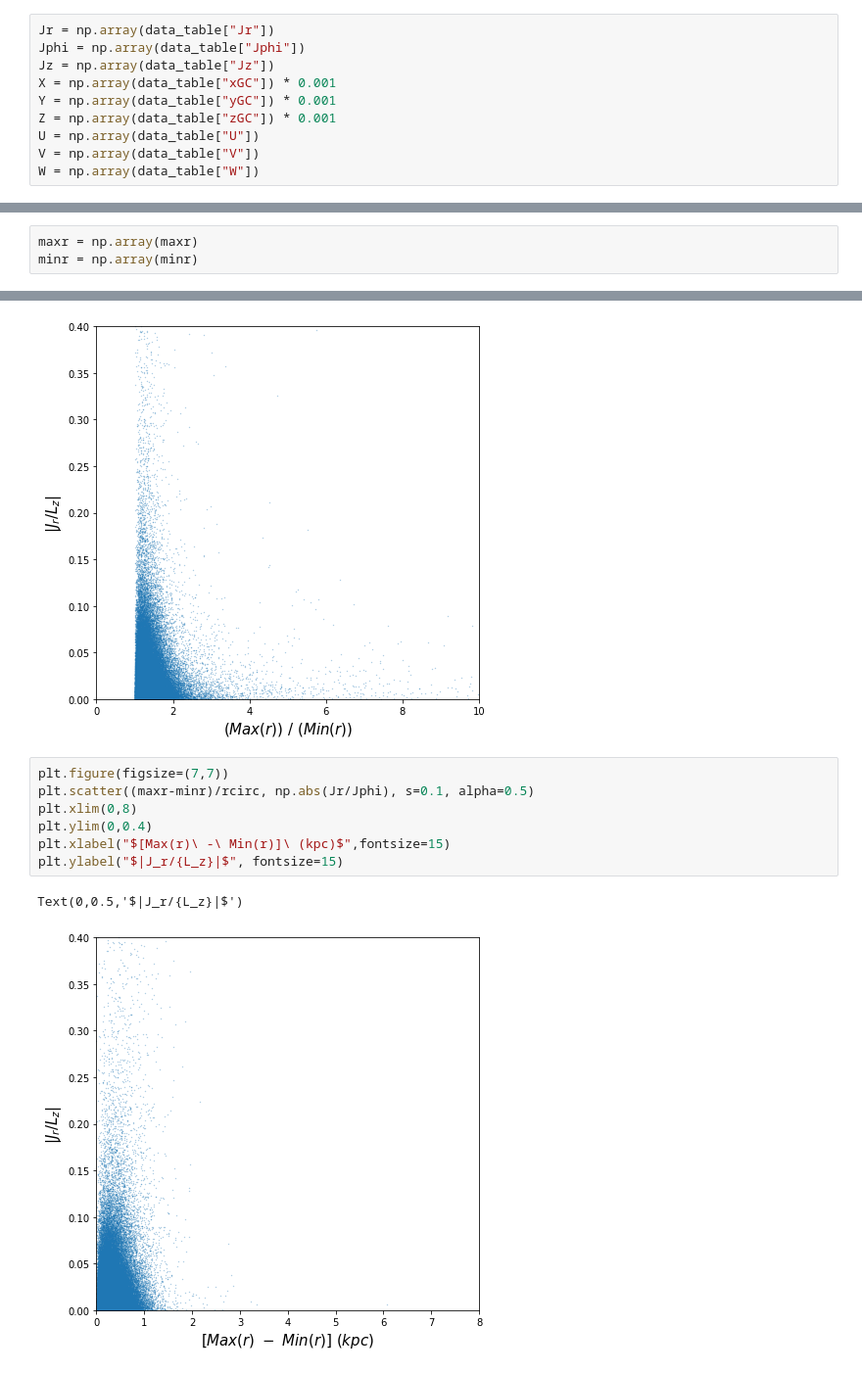
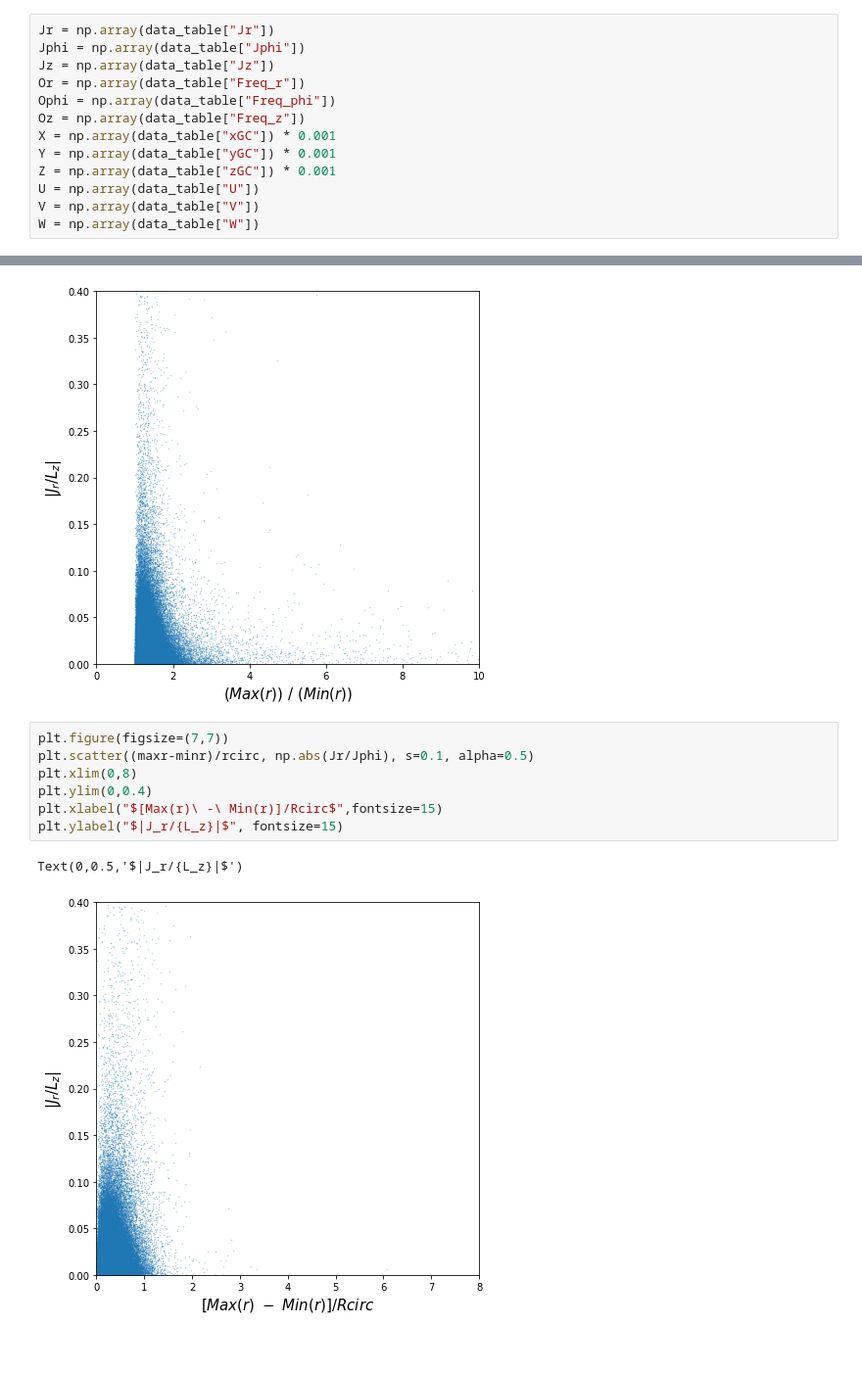
Before and after one commit to DouglasGrion/Kathryn, a Jupyter notebook: Action-Space_Plots.ipynb, the cells around one changed output, grey strips where cells are left out. Shown at 98% size. Saved outputs shown, nothing was run; the diff lists cells and outputs as text; blank space fills up the shorter version.

```diff
--- a/Action-Space_Plots.ipynb
+++ b/Action-Space_Plots.ipynb
@@ -10,6 +30,9 @@ print(data_table[1].columns)
 Jr = np.array(data_table["Jr"])
 Jphi = np.array(data_table["Jphi"])
 Jz = np.array(data_table["Jz"])
+Or = np.array(data_table["Freq_r"])
+Ophi = np.array(data_table["Freq_phi"])
+Oz = np.array(data_table["Freq_z"])
 X = np.array(data_table["xGC"]) * 0.001
 Y = np.array(data_table["yGC"]) * 0.001
 Z = np.array(data_table["zGC"]) * 0.001
@@ -127,6 +307,3 @@ Text(0,0.5,'$|J_z/{L_z}|$')
-# %%
-maxr = np.array(maxr)
-minr = np.array(minr)
 # %%
 plt.figure(figsize=(7,7))
 plt.scatter(np.abs(maxr/minr), np.abs(Jr/Jphi), s=0.1, alpha=0.5)
@@ -140,10 +317,10 @@ Text(0,0.5,'$|J_r/{L_z}|$')
 # %%
 plt.figure(figsize=(7,7))
 plt.scatter((maxr-minr)/rcirc, np.abs(Jr/Jphi), s=0.1, alpha=0.5)
 plt.xlim(0,8)
 plt.ylim(0,0.4)
-plt.xlabel("$[Max(r)\ -\ Min(r)]\ (kpc)$",fontsize=15)
+plt.xlabel("$[Max(r)\ -\ Min(r)]/Rcirc$",fontsize=15)
 plt.ylabel("$|J_r/{L_z}|$", fontsize=15)
 # %% [output]
 Text(0,0.5,'$|J_r/{L_z}|$')
-[figure, old version]
+[figure, new version]
```
Also changed, not shown: parts of 17 cells of this notebook, 1 other file.
